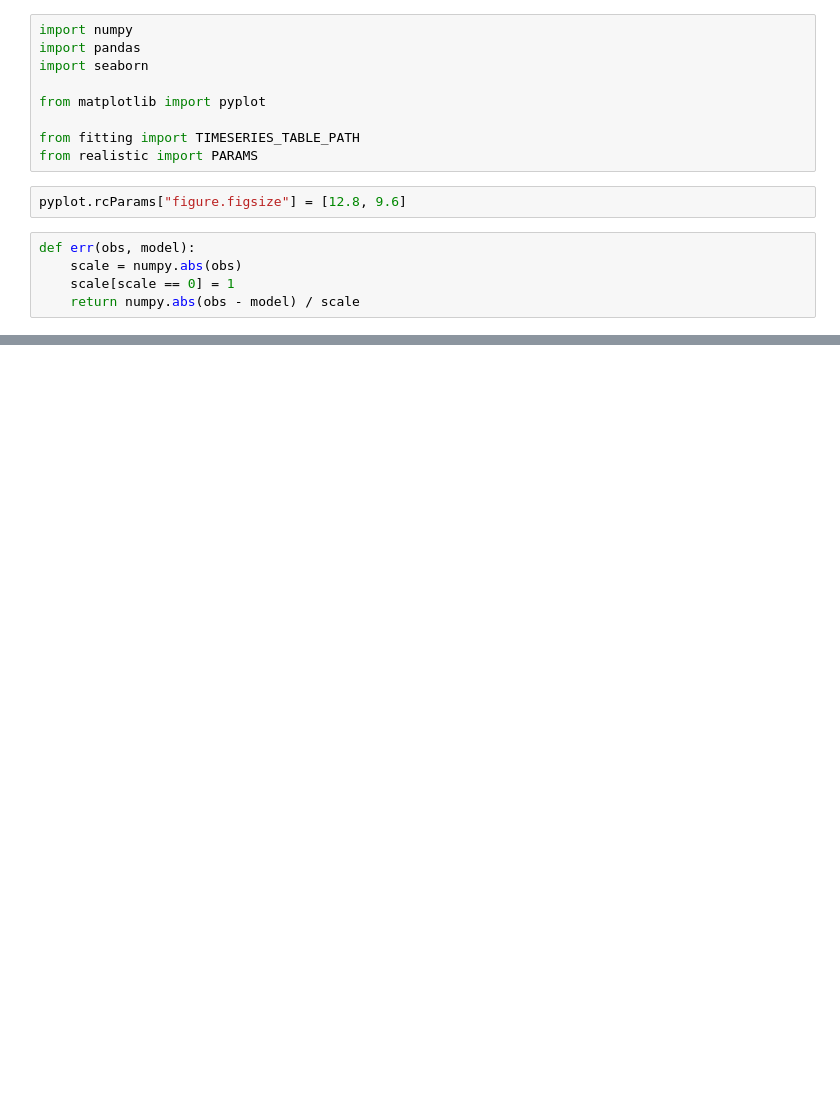
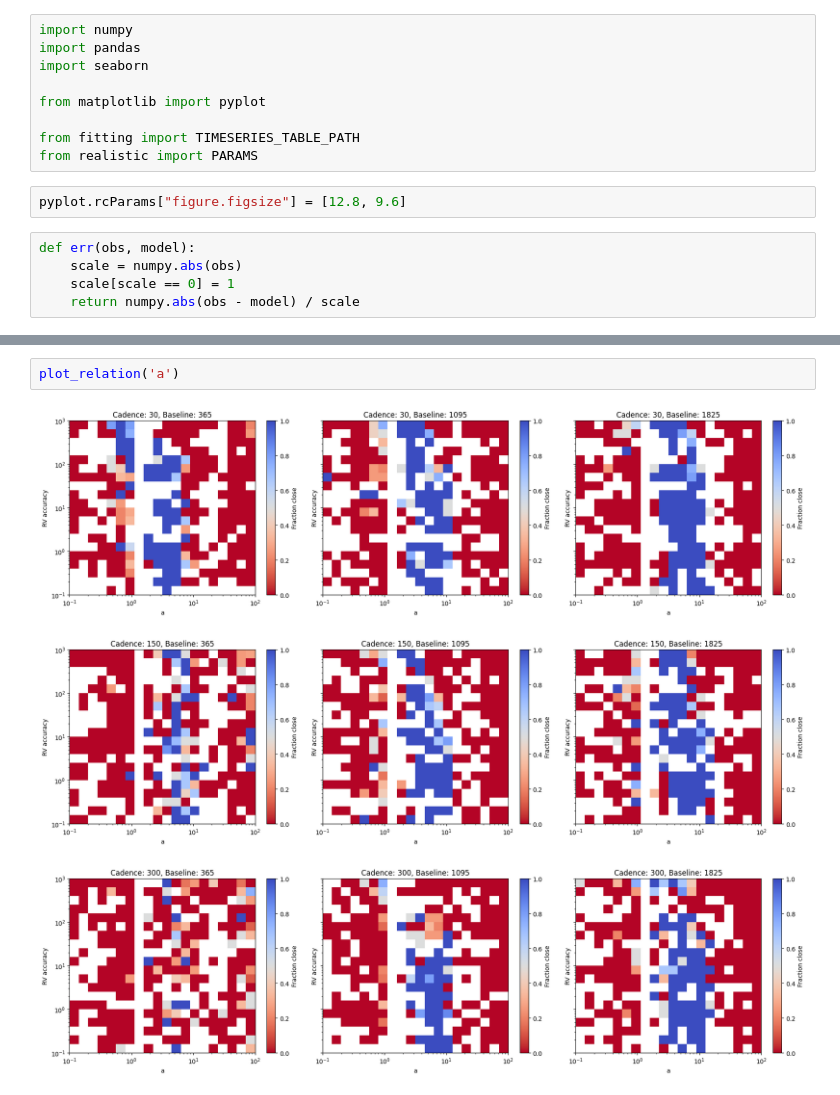
Before and after one commit to adammcmaster/self_lensing_radial_velocity, a Jupyter notebook: src/plot_fitted_timeseries_results.ipynb, the cells around one changed output, grey strips where cells are left out. Cells and saved outputs as stored; diff of their text form; blank space fills up the shorter version.

```diff
--- a/src/plot_fitted_timeseries_results.ipynb
+++ b/src/plot_fitted_timeseries_results.ipynb
@@ -130,0 +157,6 @@ seaborn.move_legend(a, "upper left", bbox_to_anchor=(1, 1))
+# %%
+plot_relation('a')
+# %% [output]
+[figure, added]
+[figure, added]
+[figure, added]
```
Also changed, not shown: parts of 36 cells of this notebook, 7 other files.
